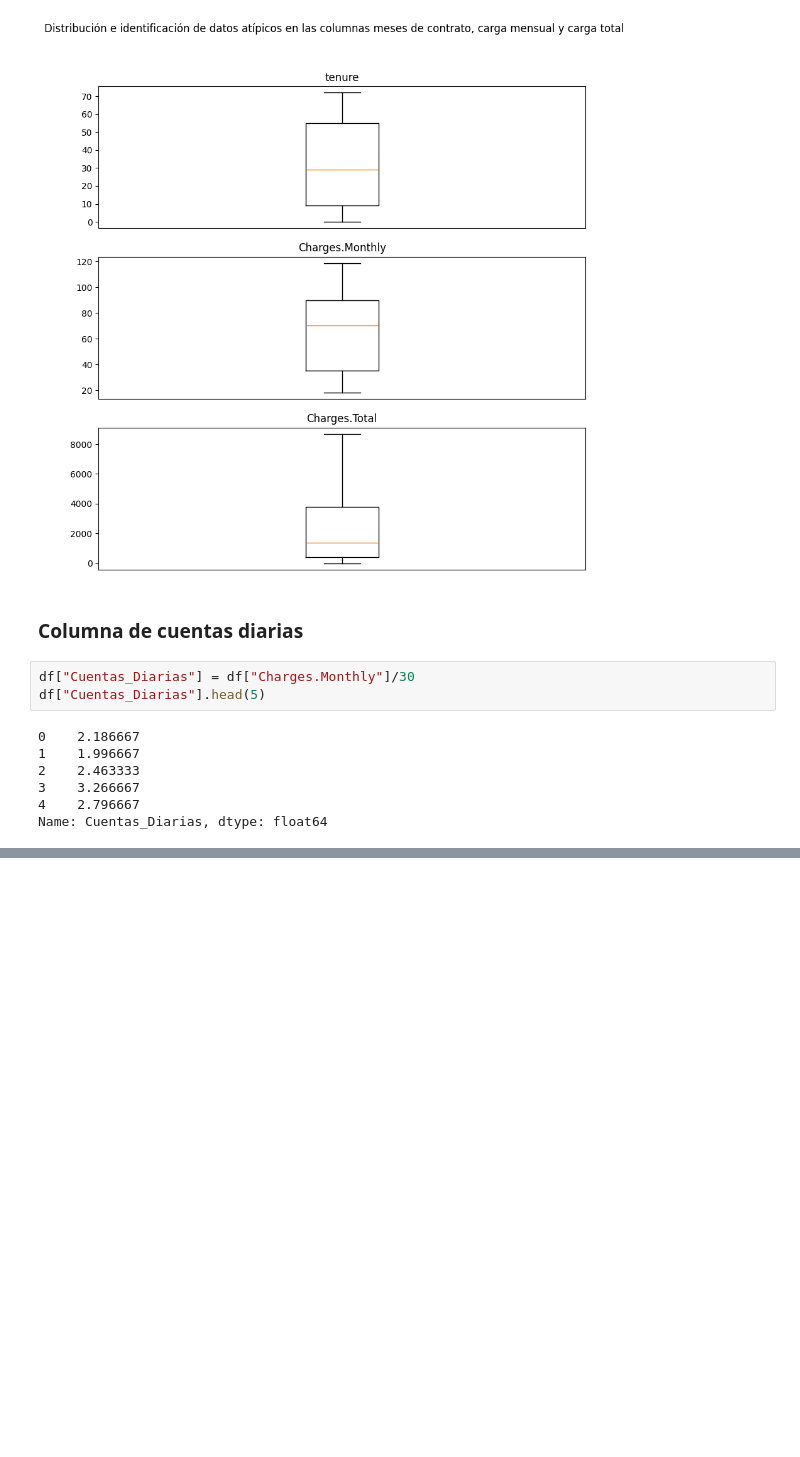
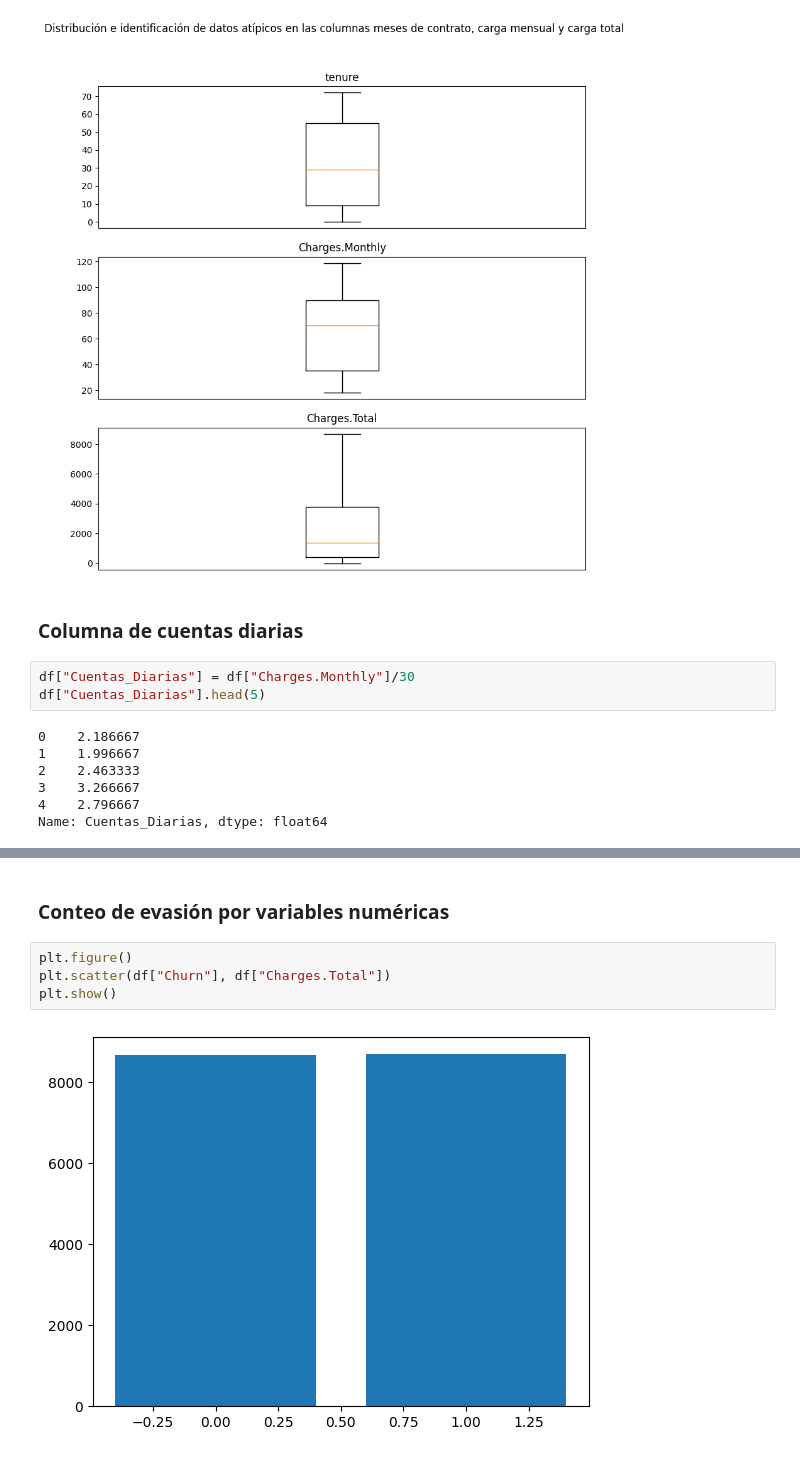
Before and after one commit to LeandroD-240/Oracle-Practices, a Jupyter notebook: TelecomX.ipynb, the cells around one changed output, grey strips where cells are left out. Cells and saved outputs as stored; diff of their text form; blank space fills up the shorter version.

```diff
--- a/TelecomX.ipynb
+++ b/TelecomX.ipynb
@@ -307,0 +381,8 @@ Name: Cuentas_Diarias, dtype: float64
+# %% [markdown]
+### Conteo de evasión por variables numéricas
+# %%
+plt.figure()
+plt.scatter(df["Churn"], df["Charges.Total"])
+plt.show()
+# %% [output]
+[figure, added]
```
Also changed, not shown: parts of 12 cells of this notebook.
